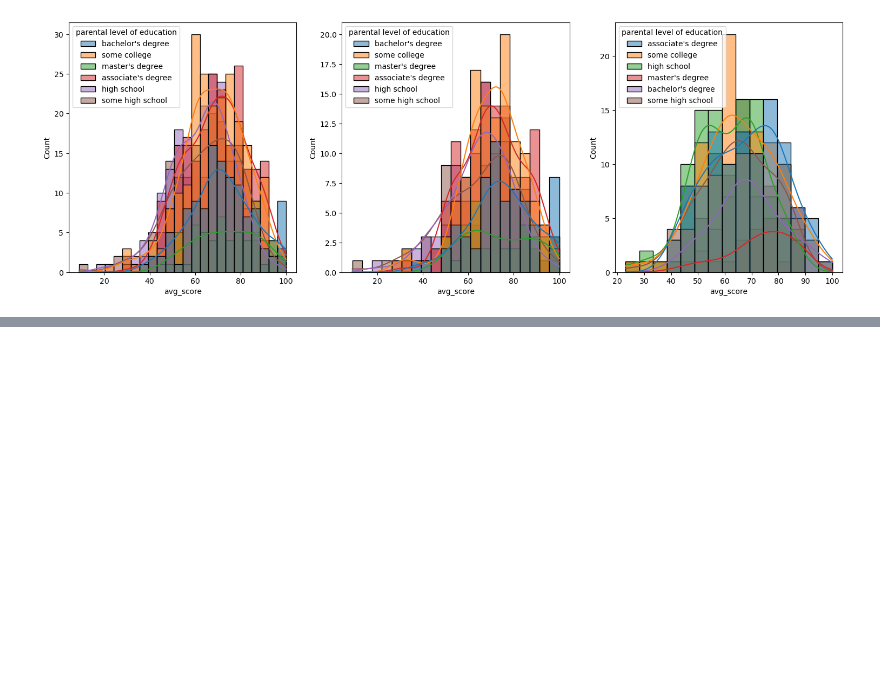
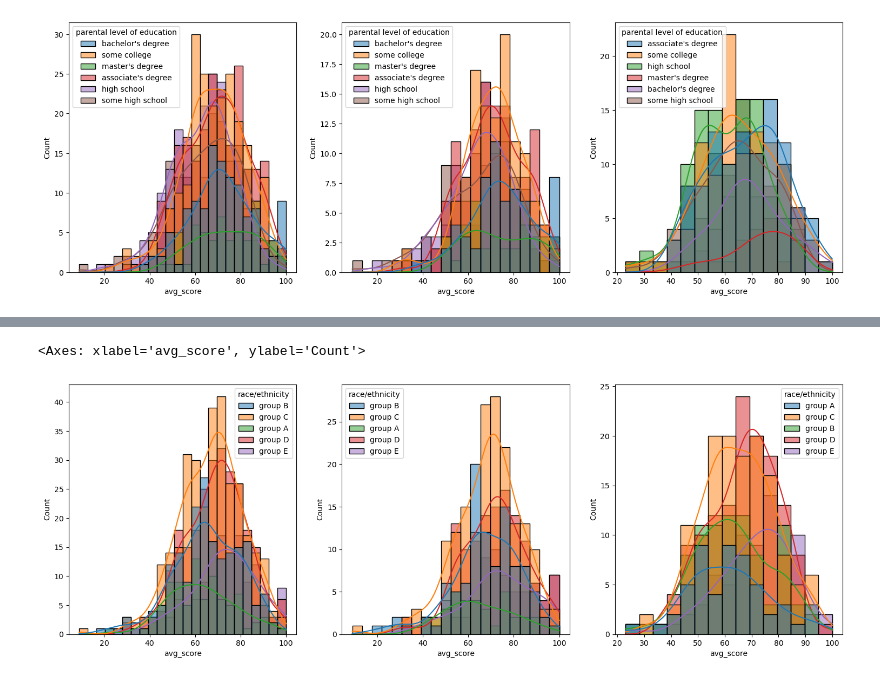
Before and after one commit to Aesthethic0de/EDA_ML, a Jupyter notebook: student_performance_eda.ipynb, the cells around one changed output, grey strips where cells are left out. Saved outputs shown, nothing was run; the diff lists cells and outputs as text; code cells hidden in the pictures; blank space fills up the shorter version.

```diff
--- a/student_performance_eda.ipynb
+++ b/student_performance_eda.ipynb
@@ -185,0 +190,11 @@ sns.histplot(data=df[df.gender=="male"], x="avg_score",hue="parental level of ed
+# %%
+plt.subplots(1,3,figsize=(25,6))
+plt.subplot(141)
+sns.histplot(data=df, x="avg_score",hue="race/ethnicity", kde=True)
+plt.subplot(142)
+sns.histplot(data=df[df.gender=="female"], x="avg_score",hue="race/ethnicity", kde=True)
+plt.subplot(143)
+sns.histplot(data=df[df.gender=="male"], x="avg_score",hue="race/ethnicity", kde=True)
+# %% [output]
+<Axes: xlabel='avg_score', ylabel='Count'>
+[figure, added]
```
Also changed, not shown: parts of 1 cell of this notebook.
